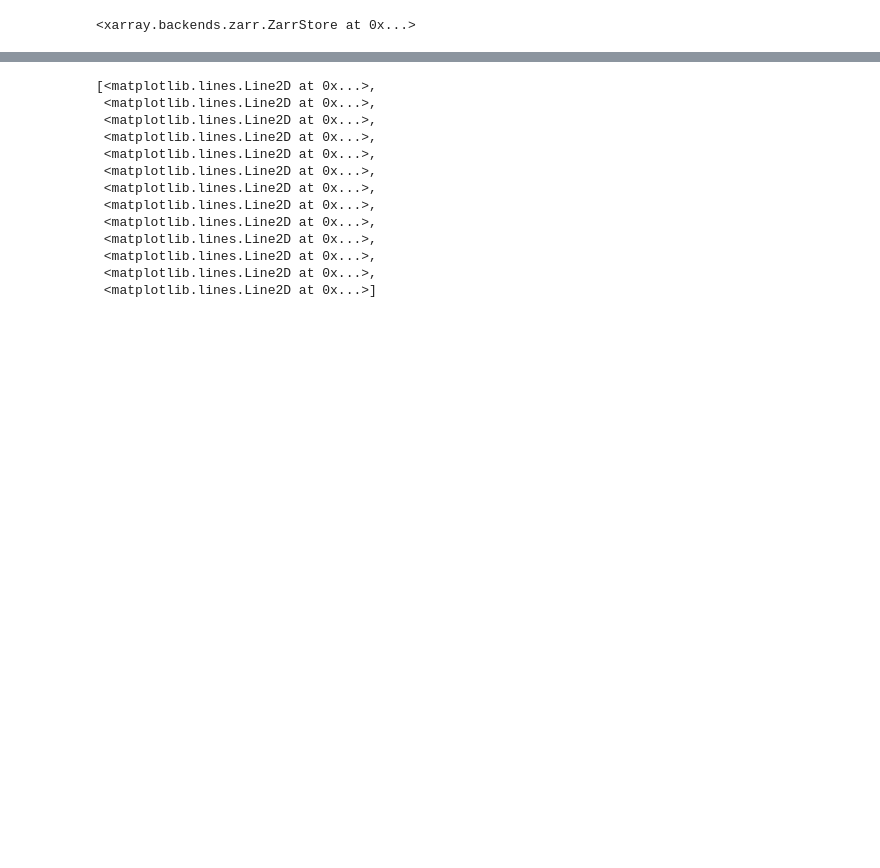
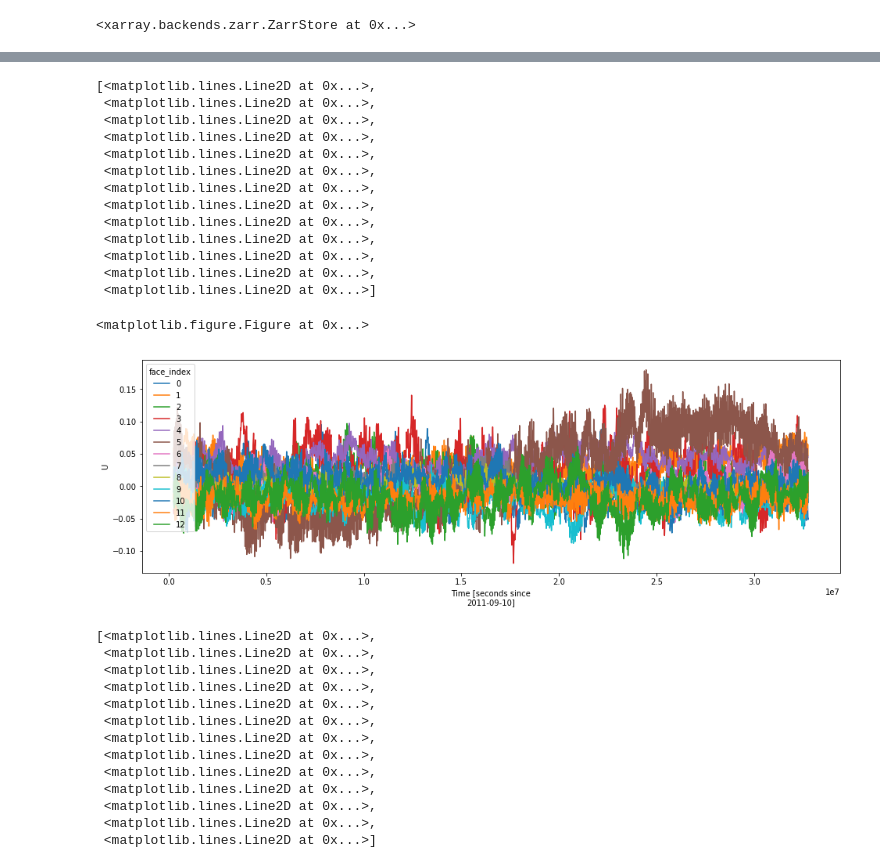
Before and after one commit to rabernat/llcreader, a Jupyter notebook: load_llc.ipynb, the cells around one changed output, grey strips where cells are left out. Cells and saved outputs as stored; diff of their text form; code cells hidden in the pictures; blank space fills up the shorter version.

```diff
--- a/load_llc.ipynb
+++ b/load_llc.ipynb
@@ -344,3 +491,23 @@ keep data on workers
+# %%
+    ts.to_netcdf('llc4320_checksums_pleiades/%s_ts.nc' % vname)
+    plt.figure()
+    ts.fillna(-99).plot.line(x='time', figsize=(16,5))
+# %% [output]
+[<matplotlib.lines.Line2D at 0x...>,
+ <matplotlib.lines.Line2D at 0x...>,
+ <matplotlib.lines.Line2D at 0x...>,
+ <matplotlib.lines.Line2D at 0x...>,
+ <matplotlib.lines.Line2D at 0x...>,
+ <matplotlib.lines.Line2D at 0x...>,
+ <matplotlib.lines.Line2D at 0x...>,
+ <matplotlib.lines.Line2D at 0x...>,
+ <matplotlib.lines.Line2D at 0x...>,
+ <matplotlib.lines.Line2D at 0x...>,
+ <matplotlib.lines.Line2D at 0x...>,
+ <matplotlib.lines.Line2D at 0x...>,
+ <matplotlib.lines.Line2D at 0x...>]
+<matplotlib.figure.Figure at 0x...>
+[figure, added]
 # %%
 ts.fillna(-99).plot.line(x='time', figsize=(16,5))
 # %% [output]
```
Also changed, not shown: parts of 29 cells of this notebook, 2 other files.
